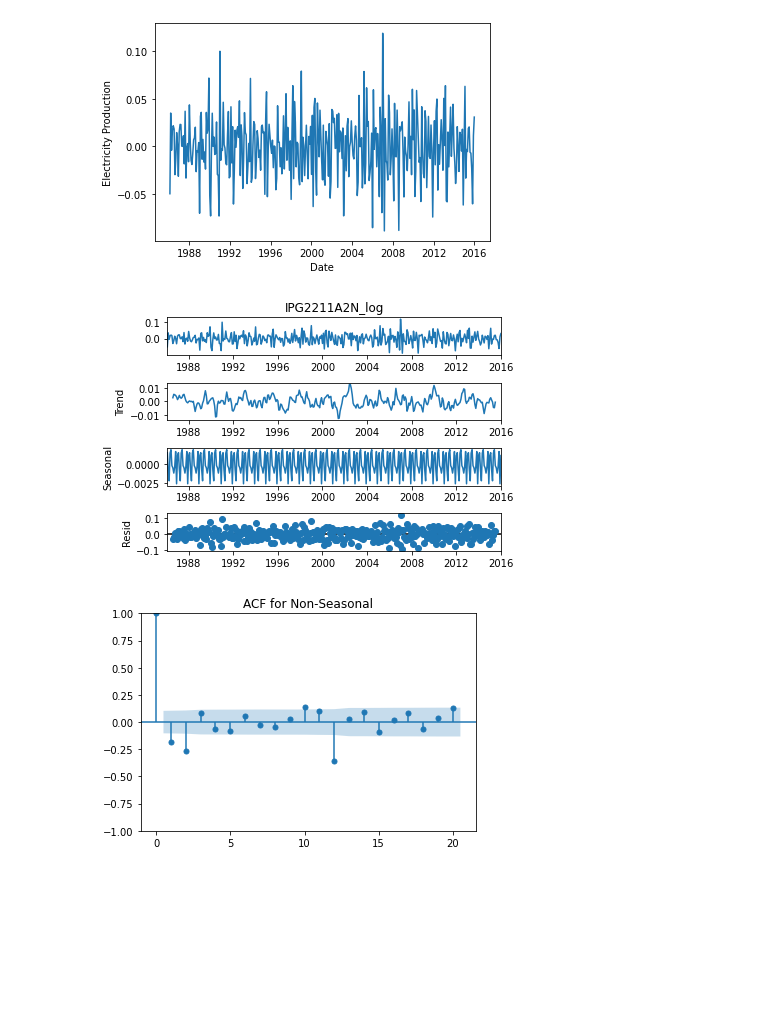
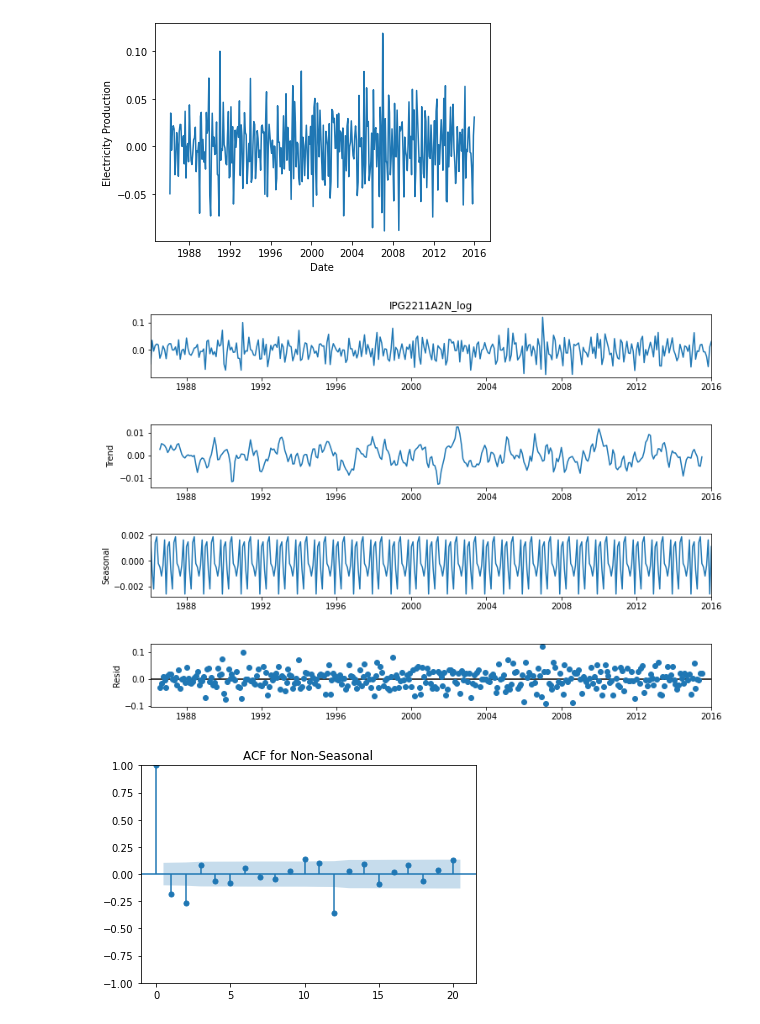
Before and after one commit to GussLii/Time-Series, a Jupyter notebook: code.ipynb, the cells around one changed output. Cells and saved outputs as stored; diff of their text form; code cells hidden in the pictures; blank space fills up the shorter version.

```diff
--- a/code.ipynb
+++ b/code.ipynb
@@ -237,18 +208,21 @@ plt.show()
 # %%
 
 
 
 train_data_ts_diff.index = pd.DatetimeIndex(train_data_ts_diff.index.values,
                                            freq=train_data_ts_diff.index.inferred_freq)
 
 # Perform seasonal decomposition
 decomposition = seasonal_decompose(train_data_ts_diff, model='additive')
 
 # Plot the seasonal decomposition
 fig = decomposition.plot()
+# Set the title of the plot
+fig.set_size_inches(12, 8)
+
 plt.show()
 # %% [output]
-[figure, old version]
+[figure, new version]
 # %%
 import pandas as pd
 from statsmodels.graphics.tsaplots import plot_acf, plot_pacf
```
Also changed, not shown: parts of 22 cells of this notebook.
